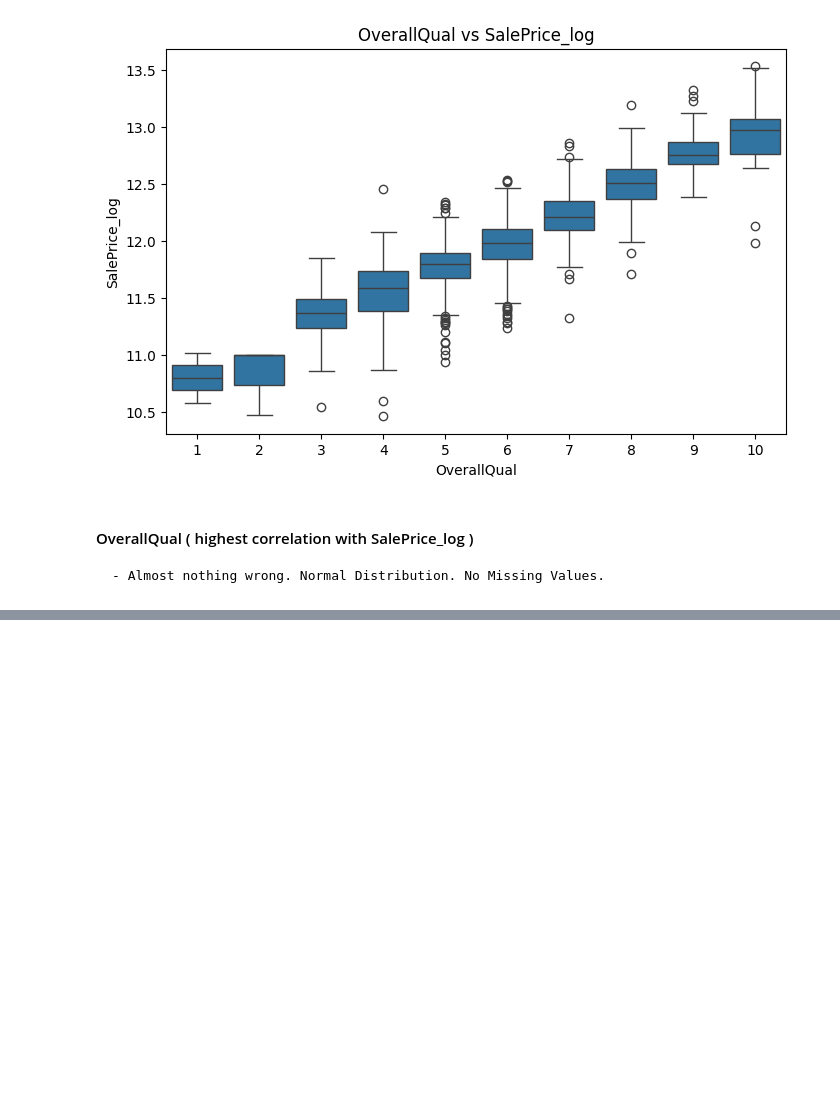
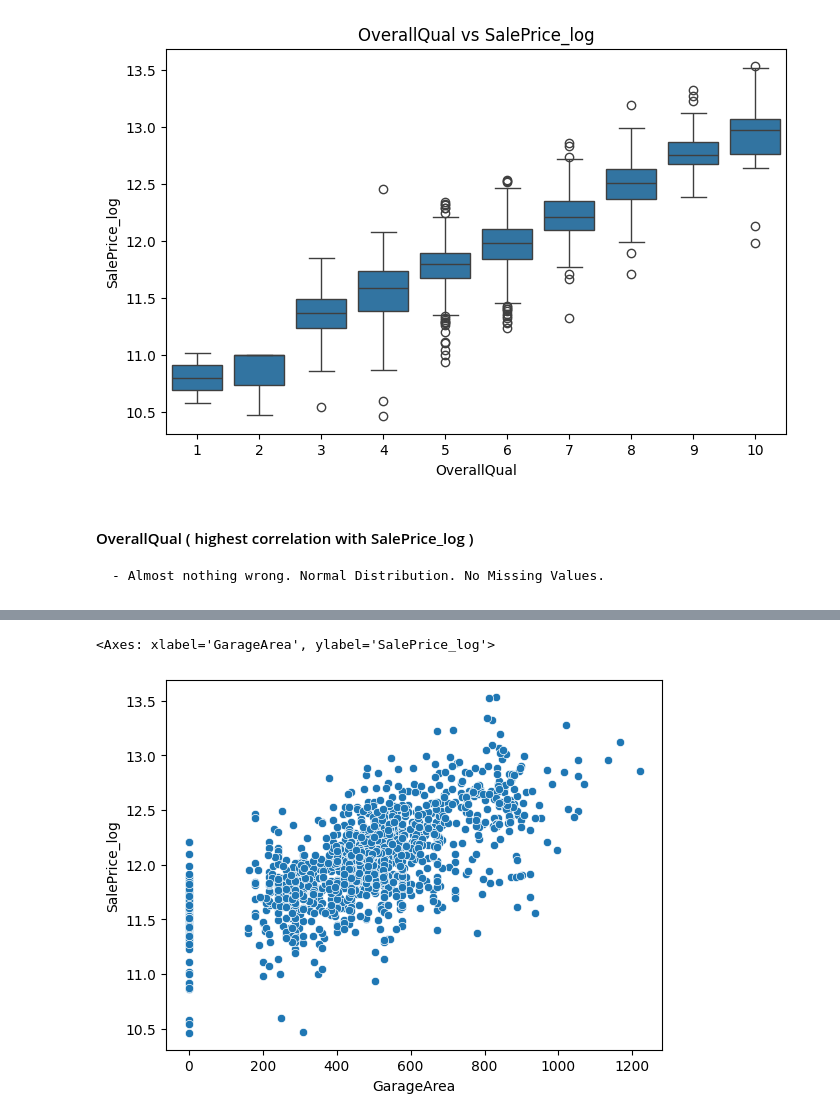
Before and after one commit to SardarAhmed05/ml_learning_journey, a Jupyter notebook: projects/house_price_prediction/notebooks/house_price_prediction.ipynb, the cells around one changed output, grey strips where cells are left out. Cells and saved outputs as stored; diff of their text form; code cells hidden in the pictures; blank space fills up the shorter version.

```diff
--- a/projects/house_price_prediction/notebooks/house_price_prediction.ipynb
+++ b/projects/house_price_prediction/notebooks/house_price_prediction.ipynb
@@ -121,0 +190,5 @@ plt.show()
+# %%
+sns.scatterplot(x='GarageArea', y='SalePrice_log', data=train)
+# %% [output]
+<Axes: xlabel='GarageArea', ylabel='SalePrice_log'>
+[figure, added]
```
Also changed, not shown: parts of 12 cells of this notebook, 2 other files.
